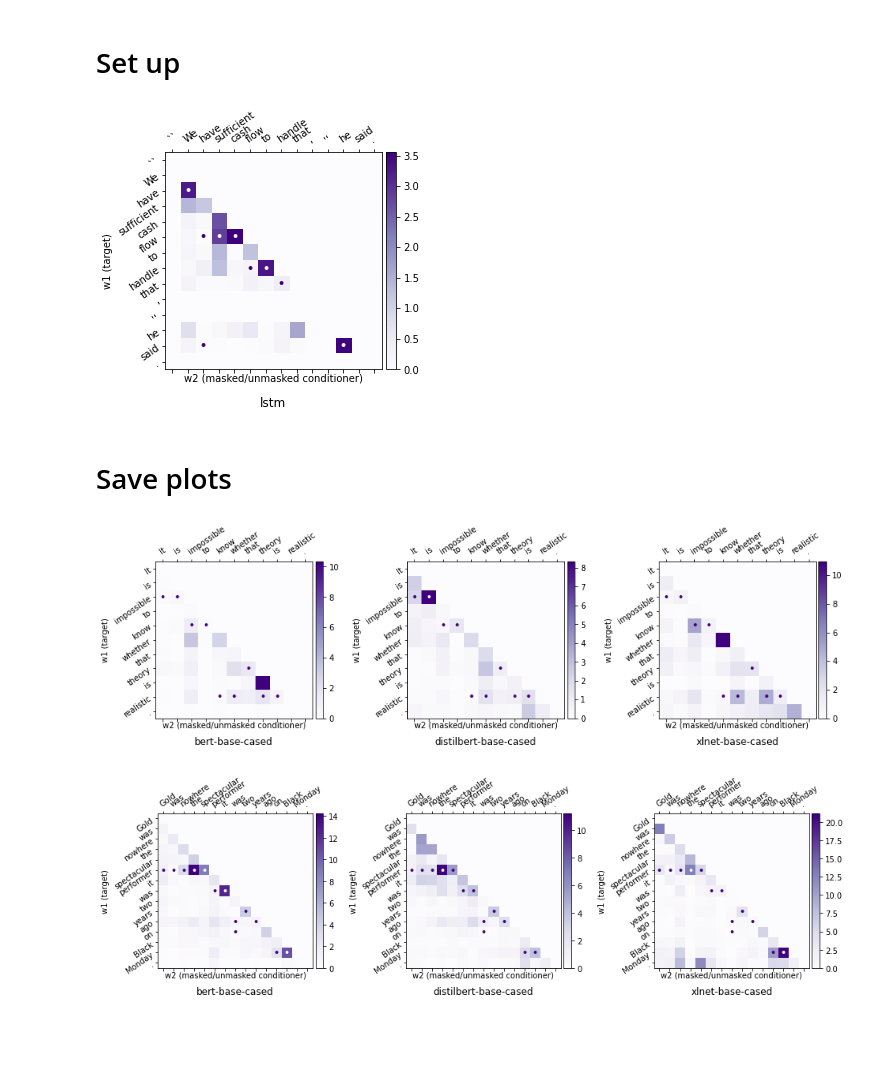
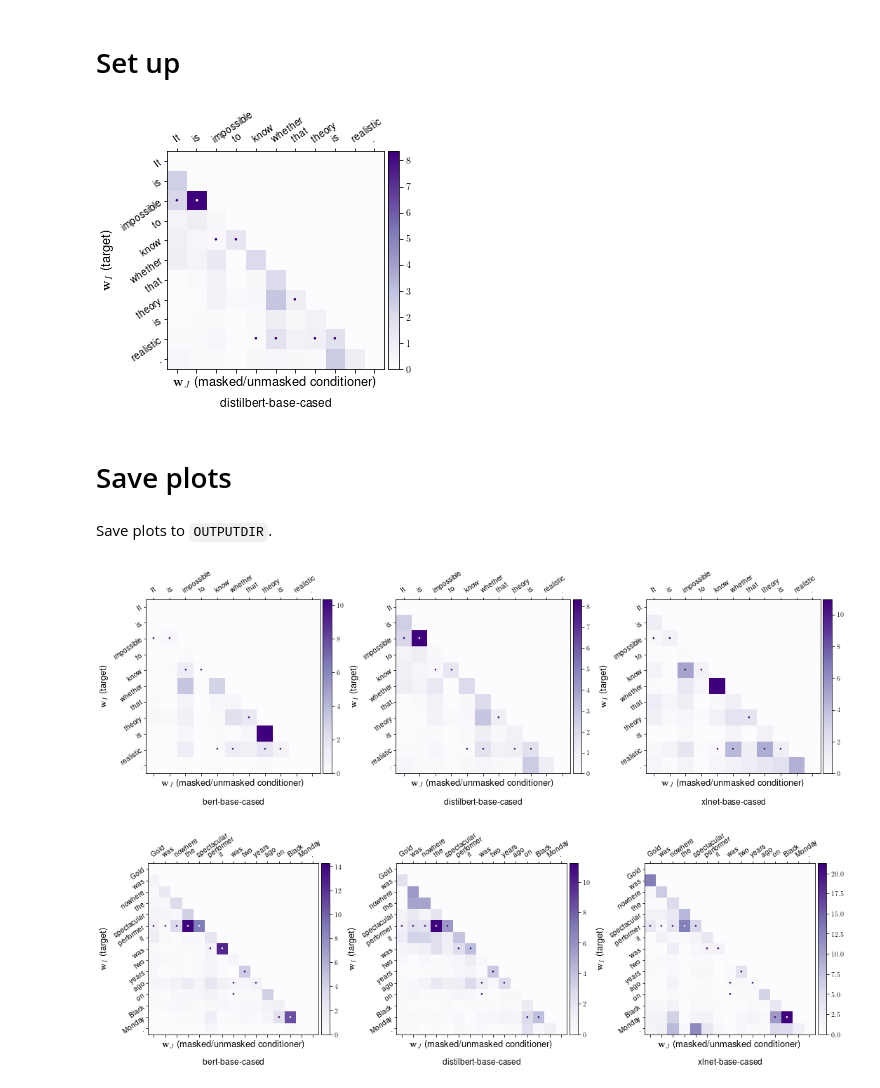
Before and after one commit to postylem/pmi-dependencies, a Jupyter notebook: plotting_pmi_matrixes.ipynb, the cells around one changed output. Cells and saved outputs as stored; diff of their text form; code cells hidden in the pictures; blank space fills up the shorter version.

```diff
--- a/plotting_pmi_matrixes.ipynb
+++ b/plotting_pmi_matrixes.ipynb
@@ -20,6 +20,10 @@ import matplotlib.pyplot as plt
 import matplotlib.colors as colors
 import matplotlib.ticker as ticker
 from mpl_toolkits.axes_grid1 import make_axes_locatable
+plt.rcParams.update({
+    "text.usetex": True,
+    "font.family": "sans-serif",
+    "font.sans-serif": ["Helvetica"]})
 
 def annotate_with_gold(
         im, mat, goldmat, mark="*",
@@ -73,8 +77,8 @@ def show_pmi_plot(sent, mat, gold, fig=None, ax=None, title=None):
     cax = ax.matshow(
         mat, cmap=cmap,
         norm=colors.TwoSlopeNorm(vcenter=vcenter, vmin=vmin, vmax=vmax))
-    ###
     if gold.any():
+        # mark gold cells
         c=plt.get_cmap(cmap)(np.linspace(0, 1, 2))
         annotate_with_gold(
             cax, mat, goldmat=gold, threshold=vcenter, textcolors=[c[1],c[0]],
@@ -87,10 +91,13 @@ def show_pmi_plot(sent, mat, gold, fig=None, ax=None, title=None):
     ax.xaxis.set_major_formatter(ticker.FixedFormatter(sent))
     ax.yaxis.set_major_formatter(ticker.FixedFormatter(sent))
     ax.tick_params(axis="x", labelrotation=40)
-    ax.set_xlabel('w2 (masked/unmasked conditioner)')
-    ax.set_ylabel('w1 (target)')
+    ax.set_xlabel(r'${\bf w}_J$ (masked/unmasked conditioner)', fontsize=13)
+    ax.set_ylabel(r'${\bf w}_I$ (target)', fontsize=13)
     ax.yaxis.set_label_position("left")
+    ax.xaxis.labelpad = 10
     if title is not None:
+        if plt.rcParams.get('text.usetex'):
+            title = title.replace("_","\_")
         ax.set_title(title, y=-.2)
     plt.setp(ax.get_xticklabels(), rotation=35,
              ha="left", rotation_mode="anchor")
@@ -164,19 +171,22 @@ def get_gold_matrix(observations, sentence_index, no_punct=True):
         g[i][h]=1
     return np.tril(g + g.T)
 # %%
-m = 'lstm'
-for i in [405]:
-    key = list(LSTM_MATRICES[m].keys())[i]
-    mat = LSTM_MATRICES[m][key]
+m = 'distilbert-base-cased'
+for i in [442]:
+    key = list(MATRICES[m].keys())[i]
+    mat = MATRICES[m][key]
     if not m == "w2v":
         mat = abs(mat)
     mat = np.nan_to_num(np.tril(mat + mat.T))
-    gold=get_gold_matrix(OBSERVATIONS, 405)
+    gold=get_gold_matrix(OBSERVATIONS, 442)
+#     gold=np.zeros(gold.shape)
     plot_pmi_matrix(key, mat, gold, title=m)
-# plt.savefig('1352w2v.pdf')
+plt.savefig('figures/442distilbert-wgold.pdf', bbox_inches = 'tight')
 # %% [output]
-[figure, old version]
+[figure, new version]
 # %%
+OUTPUTDIR = "figures/"
+
 def plot_comparison(selected_models, matrices, sentence_indices, observations, save_suffix=None):
     for i in sentence_indices:
         # row of plots for sentence i
@@ -200,19 +210,23 @@ def plot_comparison(selected_models, matrices, sentence_indices, observations, s
         plt.subplots_adjust(wspace=.5)
         if save_suffix:
             plt.savefig(
-                "figures/"+str(i)+save_suffix+".pdf",
+                OUTPUTDIR+str(i)+save_suffix+".pdf",
                 bbox_inches = 'tight')
     plt.show()
 # %% [markdown]
 # Save plots
+# %% [markdown]
+Save plots to `OUTPUTDIR`.
 # %%
+OUTPUTDIR = "figures/"
+
 plot_comparison(
     ['bert-base-cased','distilbert-base-cased','xlnet-base-cased'],
     MATRICES, [442,1352], OBSERVATIONS,
     save_suffix="ce")
 # %% [output]
-[figure, old version]
+[figure, new version]
-[figure, old version]
+[figure, new version]
 # %%
 plot_comparison(
     ['IB_xpos_bert-large-cased','xpos_bert-large-cased'],
```
Also changed, not shown: parts of 3 cells of this notebook, 15 other files.
